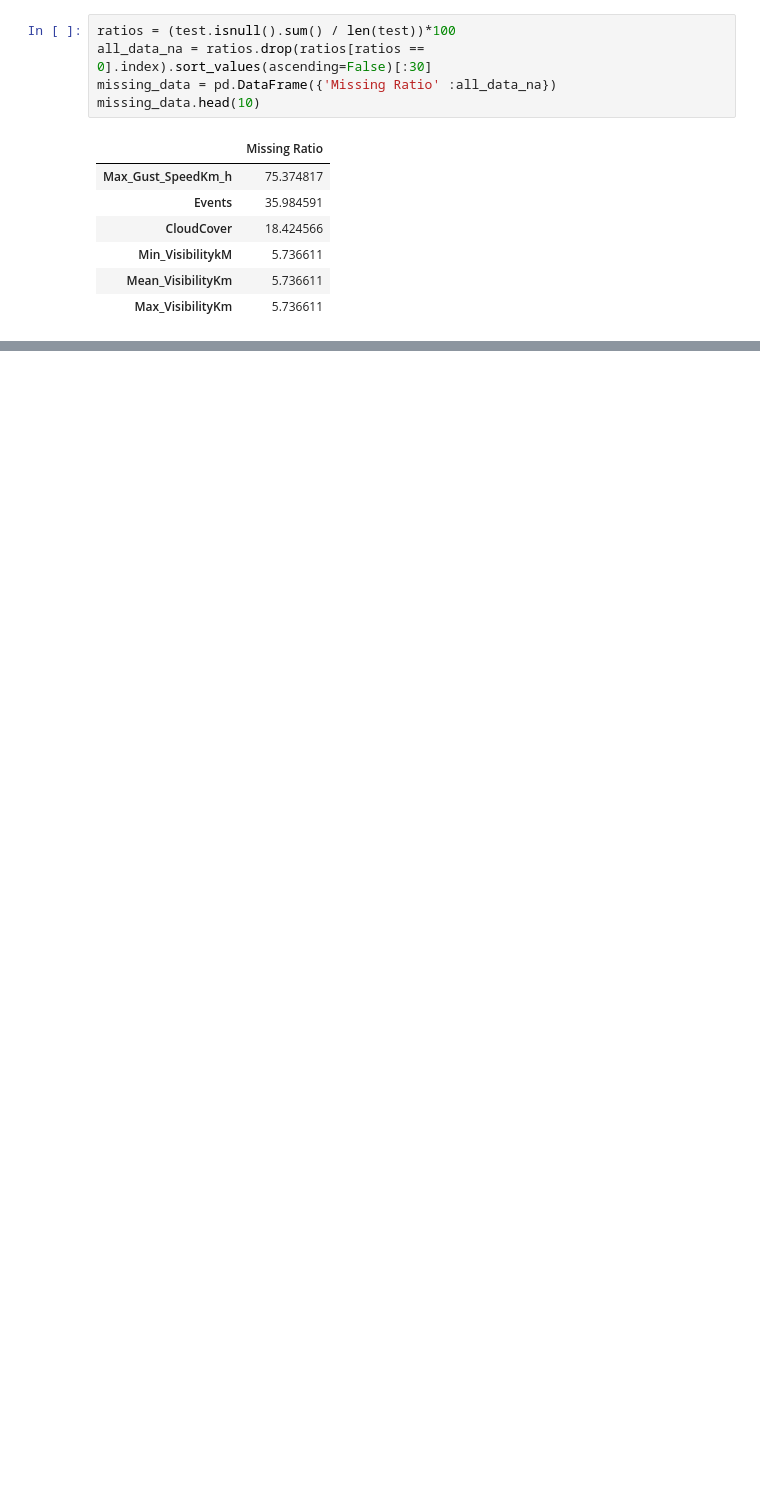
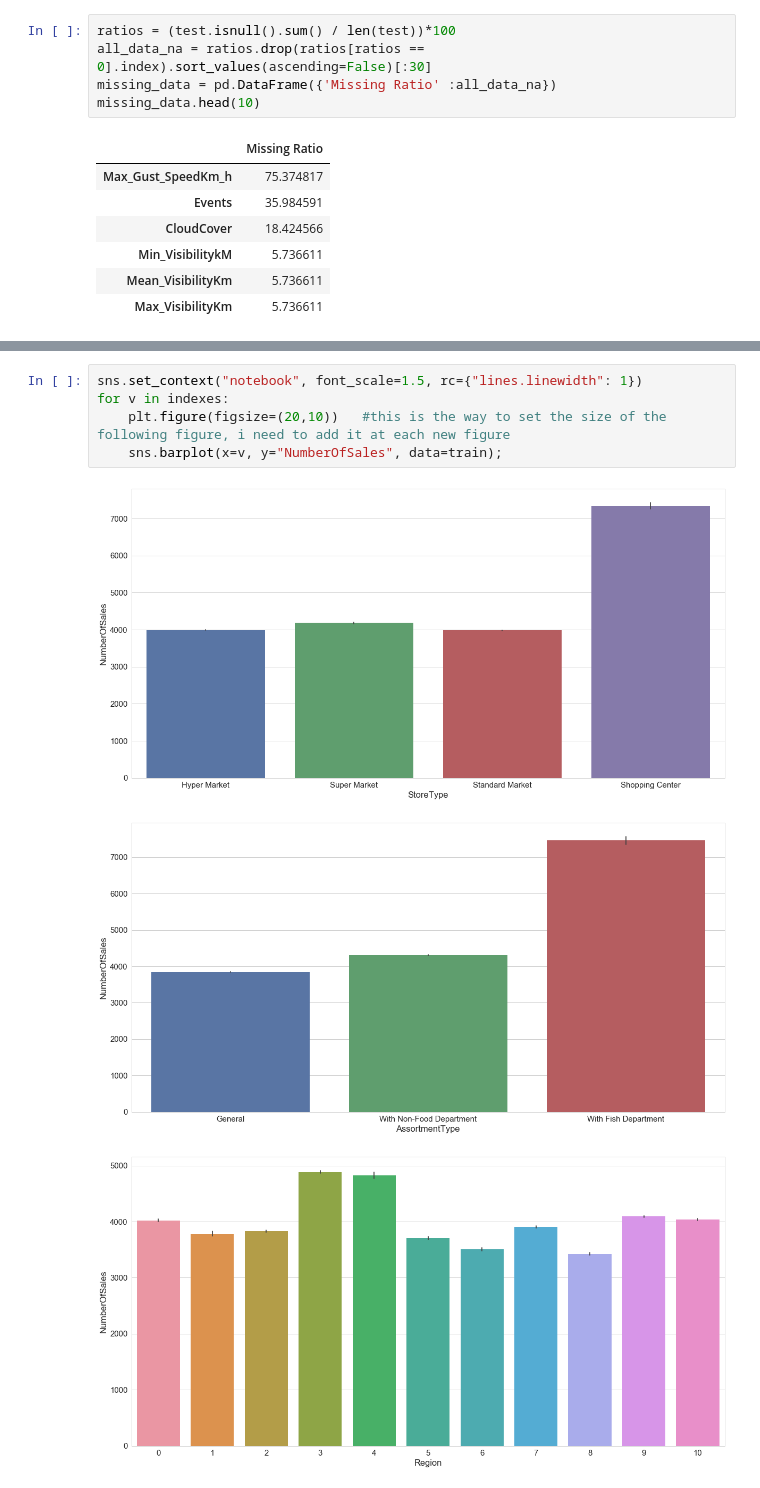
Before and after one commit to PietroMenchetti/DataMiningProject, a Jupyter notebook: Preprocessing.ipynb, the cells around one changed output, grey strips where cells are left out. Saved outputs shown, nothing was run; the diff lists cells and outputs as text; blank space fills up the shorter version.

```diff
--- a/Preprocessing.ipynb
+++ b/Preprocessing.ipynb
@@ -147,0 +181,9 @@ Text(0.5,1,'Top Variables for % of Missing Values')
+# %%
+sns.set_context("notebook", font_scale=1.5, rc={"lines.linewidth": 1})
+for v in indexes:
+    plt.figure(figsize=(20,10))   #this is the way to set the size of the following figure, i need to add it at each new figure
+    sns.barplot(x=v, y="NumberOfSales", data=train);
+# %% [output]
+[figure, added]
+[figure, added]
+[figure, added]
```
Also changed, not shown: parts of 12 cells of this notebook.
